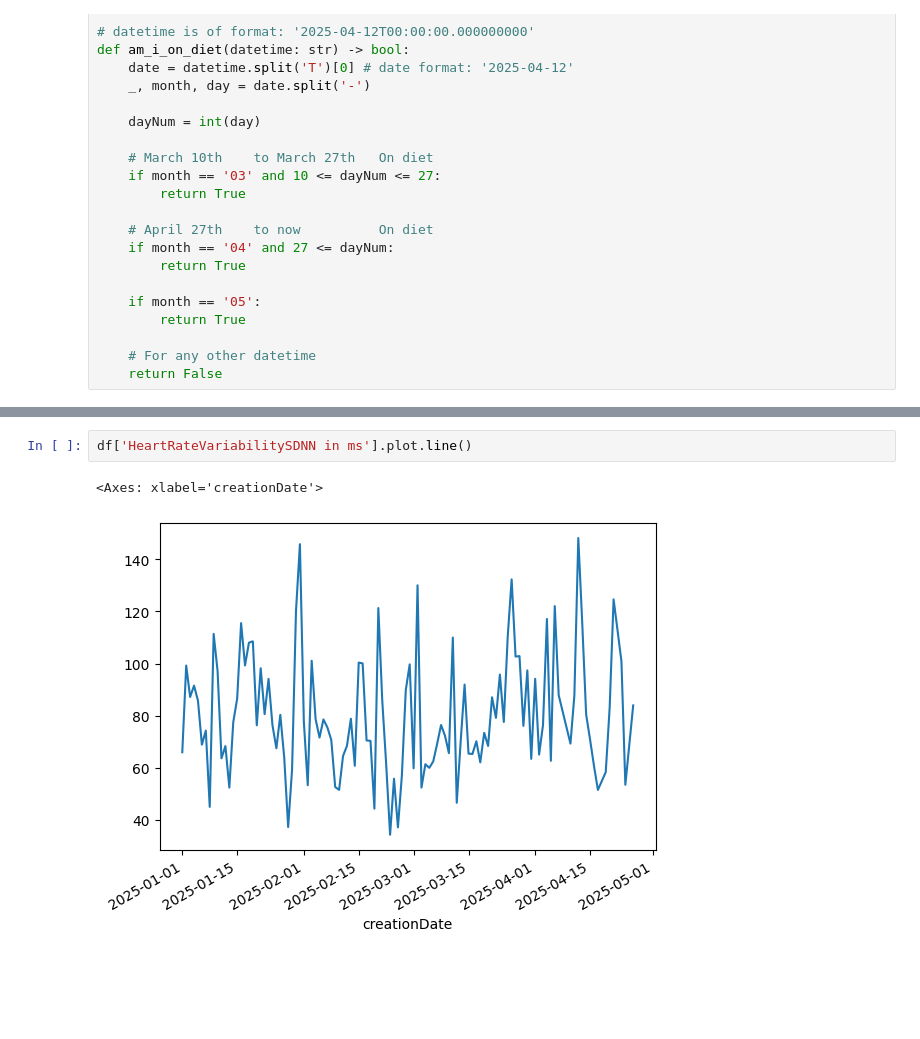
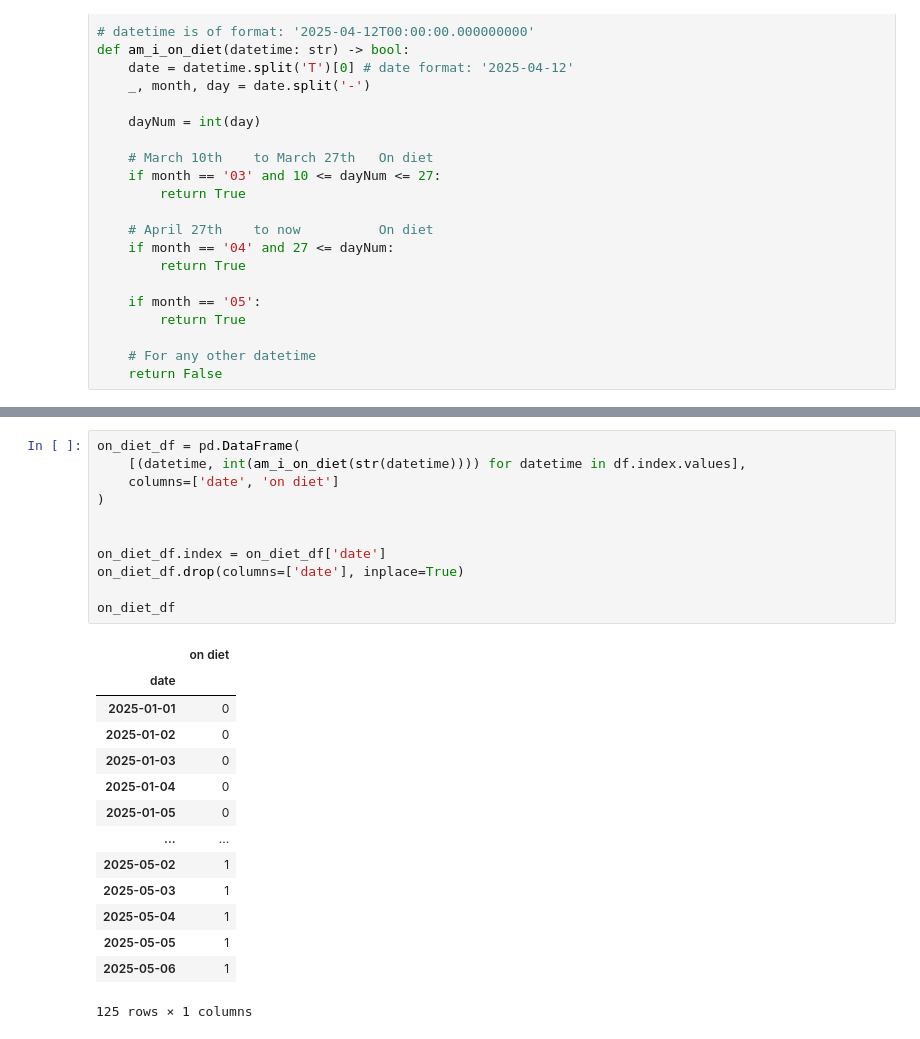
Before and after one commit to gary-bains/apple-health-data-analysis, a Jupyter notebook: silver_data_to_gold.ipynb, the cells around one changed output, grey strips where cells are left out. Cells and saved outputs as stored; diff of their text form; blank space fills up the shorter version.

```diff
--- a/silver_data_to_gold.ipynb
+++ b/silver_data_to_gold.ipynb
@@ -182,5 +148,26 @@ df['HeartRate in count/min'].plot.line()
-# %%
-df['HeartRateVariabilitySDNN in ms'].plot.line()
-# %% [output]
-<Axes: xlabel='creationDate'>
-[figure, removed]
+# %%
+on_diet_df = pd.DataFrame(
+    [(datetime, int(am_i_on_diet(str(datetime)))) for datetime in df.index.values],
+    columns=['date', 'on diet']
+)
+
+
+on_diet_df.index = on_diet_df['date']
+on_diet_df.drop(columns=['date'], inplace=True)
+
+on_diet_df
+# %% [output]
+|  | on diet |
+| date |  |
+| 2025-01-01 | 0 |
+| 2025-01-02 | 0 |
+| 2025-01-03 | 0 |
+| 2025-01-04 | 0 |
+| 2025-01-05 | 0 |
+| ... | ... |
+| 2025-05-02 | 1 |
+| 2025-05-03 | 1 |
+| 2025-05-04 | 1 |
+| 2025-05-05 | 1 |
+| 2025-05-06 | 1 |
+125 rows × 1 columns
```
Also changed, not shown: parts of 11 cells of this notebook, 1 other file.
